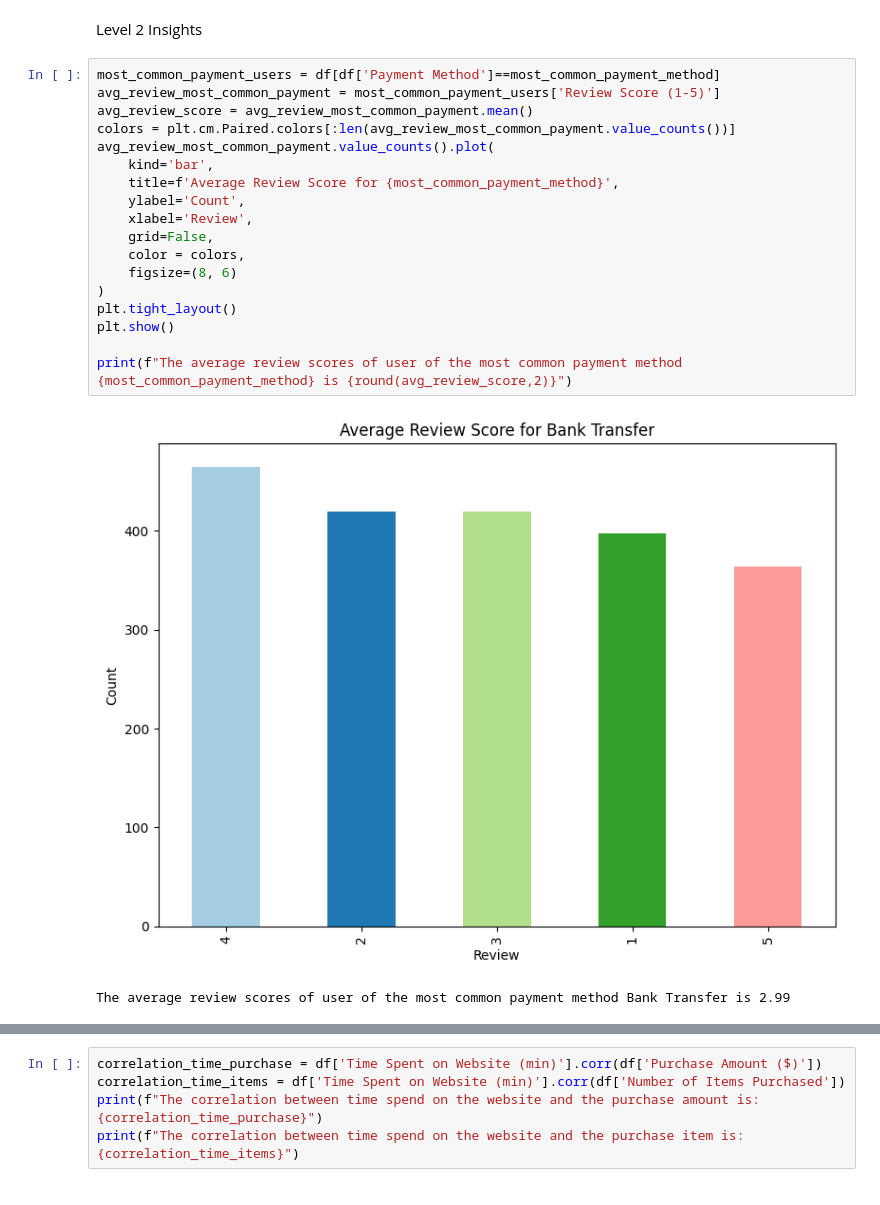
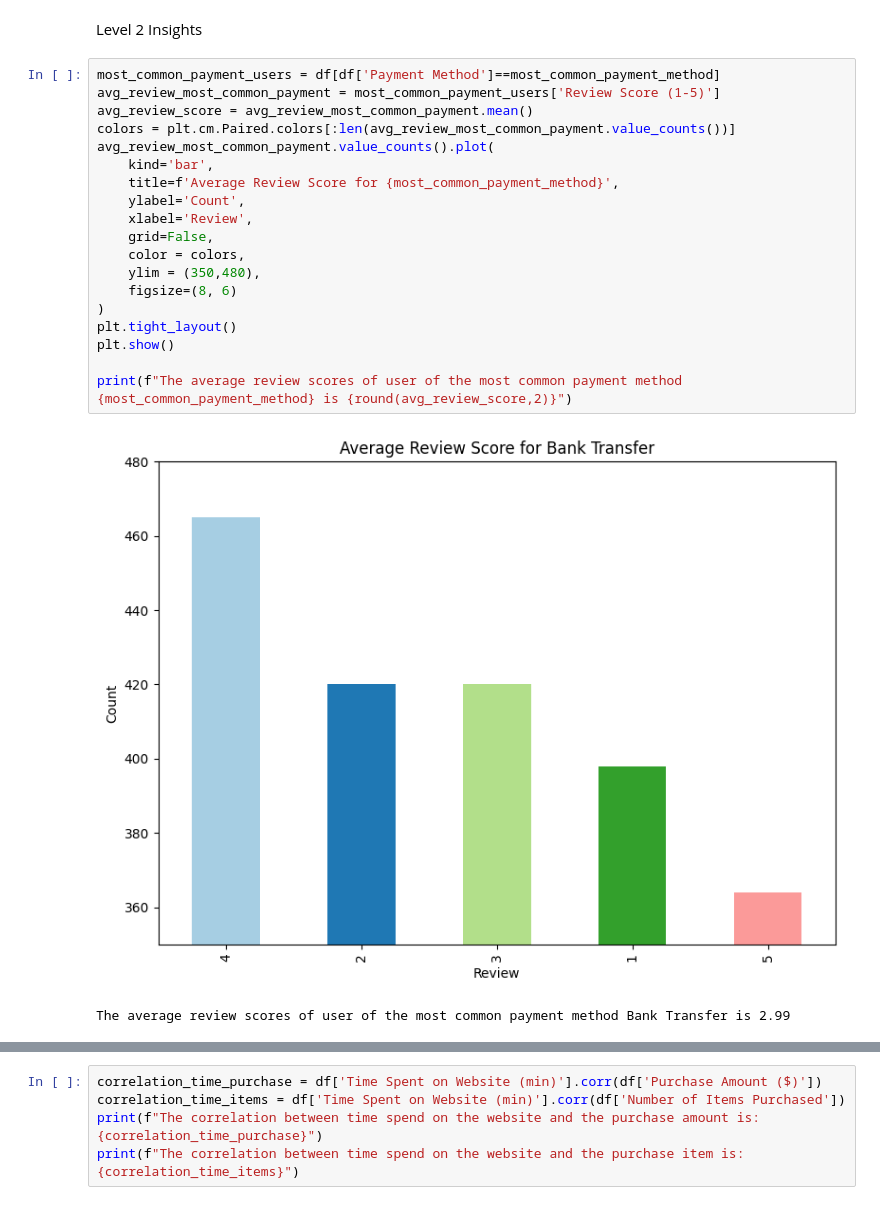
Before and after one commit to Nokibulofficial18/Data-Solution-360, a Jupyter notebook: Python Module/Final Assignment/assignment.ipynb, the cells around one changed output, grey strips where cells are left out. Drawn from its saved outputs; the diff is of its cells as text.

```diff
--- a/Python Module/Final Assignment/assignment.ipynb
+++ b/Python Module/Final Assignment/assignment.ipynb
@@ -141,21 +143,22 @@ Level 2 Insights
 # %%
 most_common_payment_users = df[df['Payment Method']==most_common_payment_method]
 avg_review_most_common_payment = most_common_payment_users['Review Score (1-5)']
 avg_review_score = avg_review_most_common_payment.mean()
 colors = plt.cm.Paired.colors[:len(avg_review_most_common_payment.value_counts())]
 avg_review_most_common_payment.value_counts().plot(
     kind='bar',
     title=f'Average Review Score for {most_common_payment_method}',
     ylabel='Count',
     xlabel='Review',
     grid=False,
     color = colors,
+    ylim = (350,480),
     figsize=(8, 6)
 )
 plt.tight_layout()
 plt.show()
 
 print(f"The average review scores of user of the most common payment method {most_common_payment_method} is {round(avg_review_score,2)}")
 # %% [output]
-[figure, old version]
+[figure, new version]
 The average review scores of user of the most common payment method Bank Transfer is 2.99
```
Also changed, not shown: parts of 5 cells of this notebook.
